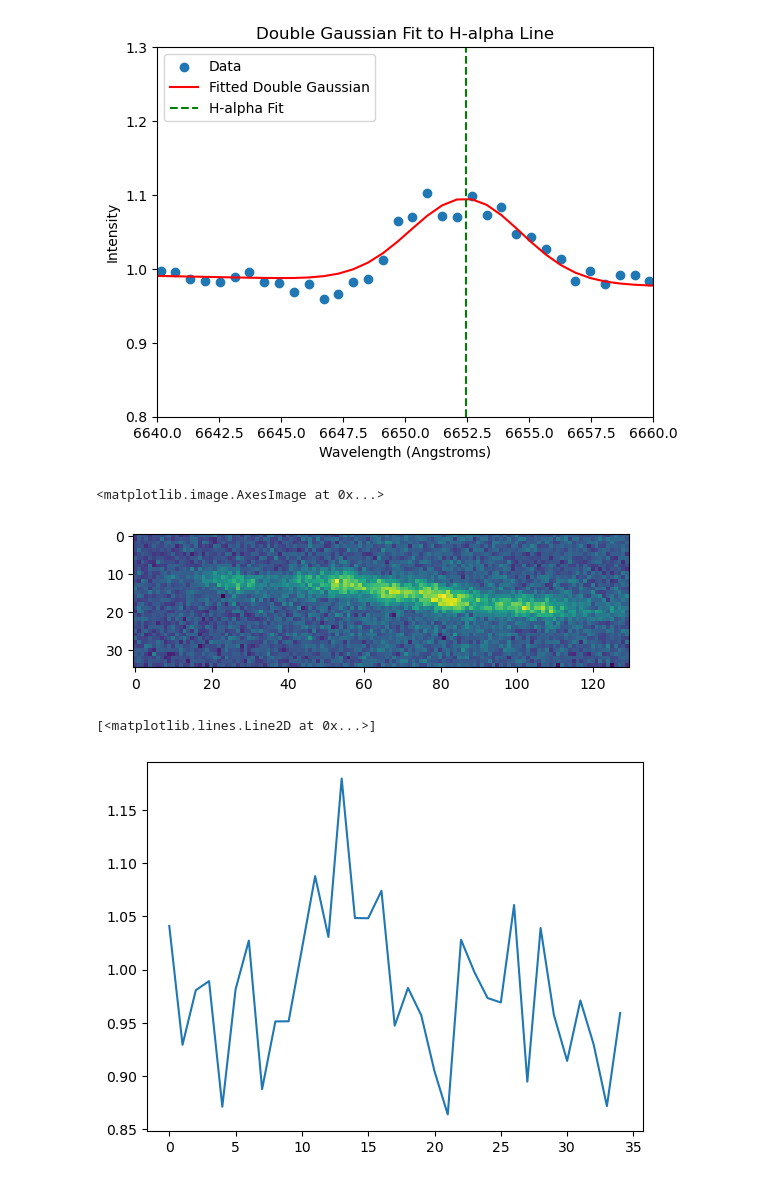
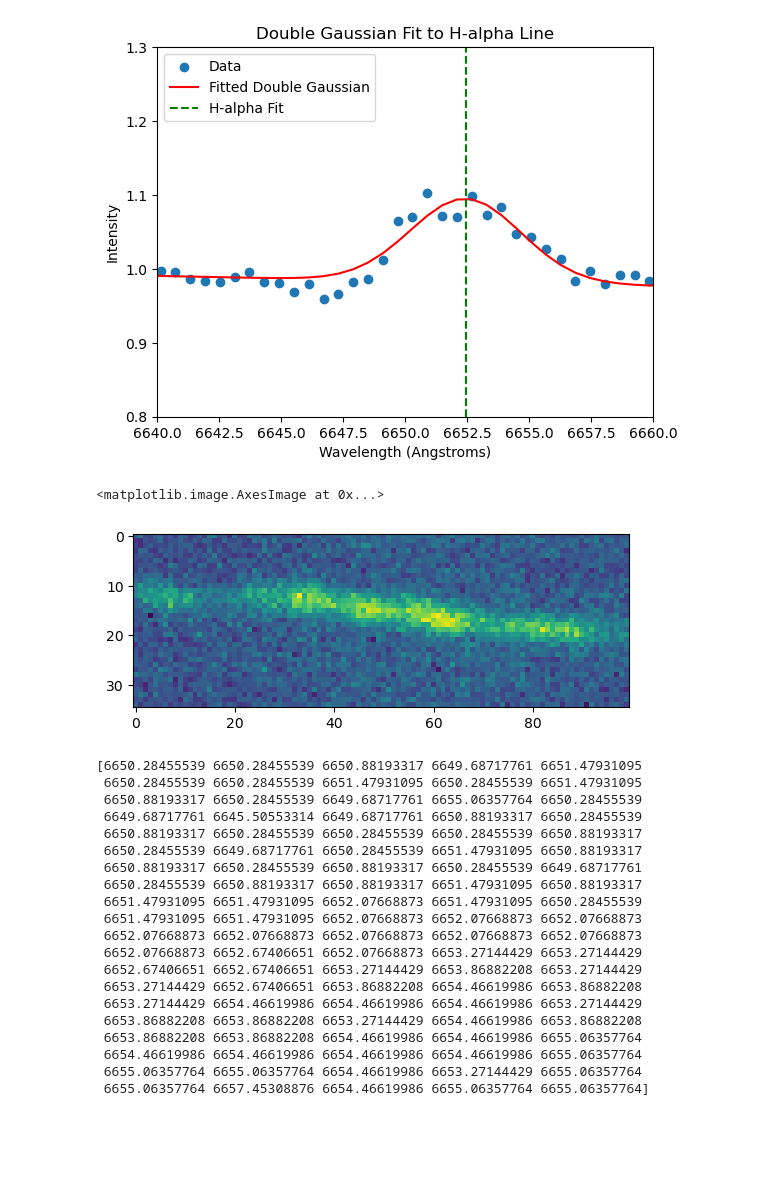
Before and after one commit to lordrick94/ASTR_257_2023_Lordrick, a Jupyter notebook: edge_on_galaxy/ugc_analysis.ipynb, the cells around one changed output. Drawn from its saved outputs; the diff is of its cells as text; code cells hidden in the pictures; blank space fills up the shorter version.

```diff
--- a/edge_on_galaxy/ugc_analysis.ipynb
+++ b/edge_on_galaxy/ugc_analysis.ipynb
@@ -169,13 +169,44 @@ plt.show()
 [figure]
 # %%
 #Making velocity Space plot
-my_line = hdu2[0].data[1305:1340,20:150]
+my_line = hdu2[0].data[1305:1340,40:140]
 plt.imshow(my_line,cmap='viridis')
 # %% [output]
 <matplotlib.image.AxesImage at 0x...>
-[figure, old version]
+[figure, new version]
 # %%
-plt.plot(my_line[:,40])
+vel = []
+for i in range(my_line.shape[1]):
+    column_data = my_line[:, i]
+    x_data = np.arange(len(column_data))
+
+    df = pd.DataFrame({'x':x_data,'vel':column_data})
+    vel.append(df['vel'].idxmax())
+    x = df['vel'].idxmax()
+    # plt.plot(column_data)
+    # plt.scatter(x,df['vel'].max())
+    # plt.show()
+wv = 1305 + np.array(vel)
+wavelength = params[0]*wv+params[1]
+print(wavelength)
 # %% [output]
-[<matplotlib.lines.Line2D at 0x...>]
+[6650.28455539 6650.28455539 6650.88193317 6649.68717761 6651.47931095
+ 6650.28455539 6650.28455539 6651.47931095 6650.28455539 6651.47931095
+ 6650.88193317 6650.28455539 6649.68717761 6655.06357764 6650.28455539
+ 6649.68717761 6645.50553314 6649.68717761 6650.88193317 6650.28455539
+ 6650.88193317 6650.28455539 6650.28455539 6650.28455539 6650.88193317
+ 6650.28455539 6649.68717761 6650.28455539 6651.47931095 6650.88193317
+ 6650.88193317 6650.28455539 6650.88193317 6650.28455539 6649.68717761
+ 6650.28455539 6650.88193317 6650.88193317 6651.47931095 6650.88193317
+ 6651.47931095 6651.47931095 6652.07668873 6651.47931095 6650.28455539
+ 6651.47931095 6651.47931095 6652.07668873 6652.07668873 6652.07668873
+ 6652.07668873 6652.07668873 6652.07668873 6652.07668873 6652.07668873
+ 6652.07668873 6652.67406651 6652.07668873 6653.27144429 6653.27144429
+ 6652.67406651 6652.67406651 6653.27144429 6653.86882208 6653.27144429
+ 6653.27144429 6652.67406651 6653.86882208 6654.46619986 6653.86882208
+ 6653.27144429 6654.46619986 6654.46619986 6654.46619986 6653.27144429
+ 6653.86882208 6653.86882208 6653.27144429 6654.46619986 6653.86882208
+ 6653.86882208 6653.86882208 6654.46619986 6654.46619986 6655.06357764
+ 6654.46619986 6654.46619986 6654.46619986 6654.46619986 6655.06357764
+ 6655.06357764 6655.06357764 6654.46619986 6653.27144429 6655.06357764
+ 6655.06357764 6657.45308876 6654.46619986 6655.06357764 6655.06357764]
-[figure, removed]
```
Also changed, not shown: parts of 4 cells of this notebook, 32 other files.
